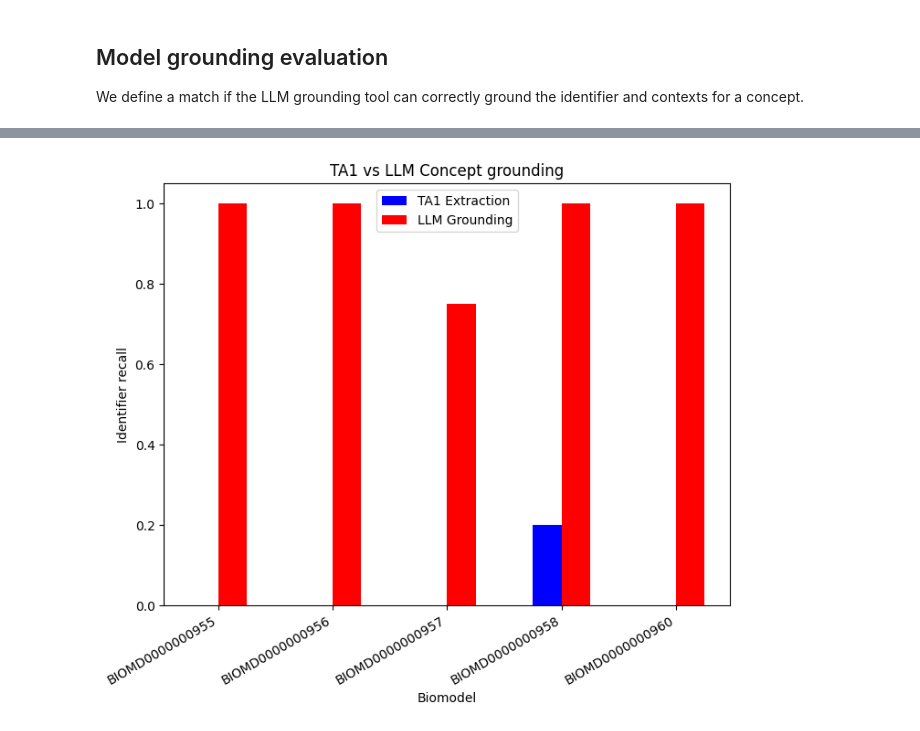
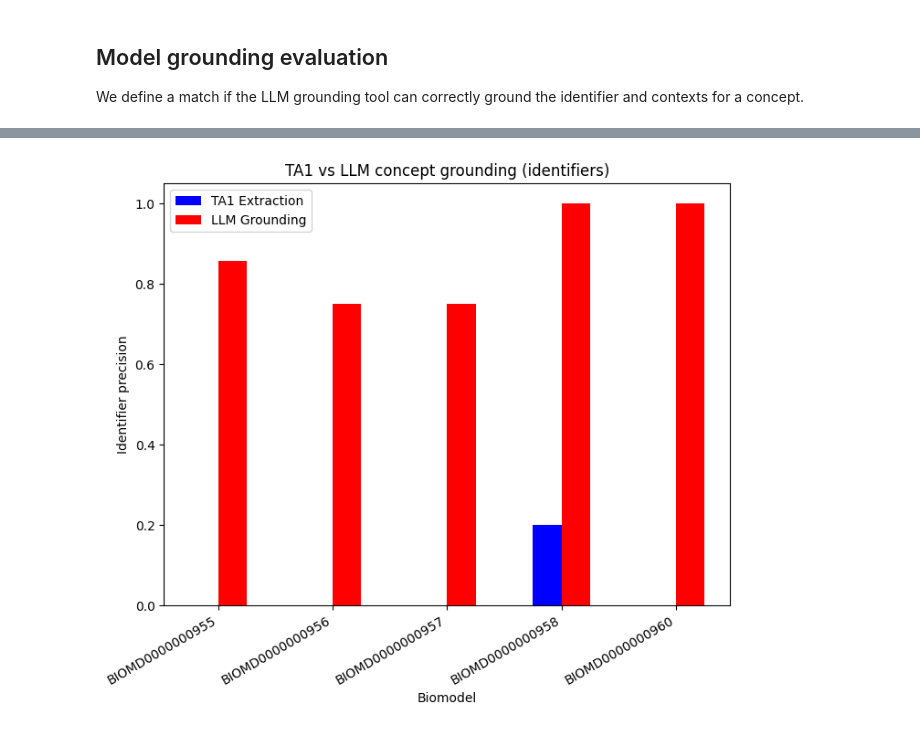
Before and after one commit to gyorilab/mira, a Jupyter notebook: notebooks/llm_grounding_evaluation.ipynb, the cells around one changed output, grey strips where cells are left out. Cells and saved outputs as stored; diff of their text form; code cells hidden in the pictures.

```diff
--- a/notebooks/llm_grounding_evaluation.ipynb
+++ b/notebooks/llm_grounding_evaluation.ipynb
@@ -293,7 +245,7 @@ external_ground_truth_df = pd.DataFrame(external_ground_truth_data)
 # %%
 # store external model ground truths
 
-row_index, entry in external_ground_truth_df.iterrows():
+for row_index, entry in external_ground_truth_df.iterrows():
     model_id = entry["model"]
     if model_id not in external_models:
         continue
@@ -643,9 +596,7 @@ We define a match if the LLM grounding tool can correctly ground the identifier
 # Comparing identifiers and context using our LLM grounding tool
 
 llm_identifier_rows = []
-missed_identifiers = defaultdict(set)
-
-llm_identifier_recalls = []
+llm_identifier_precision = []
 
 for model_id in model_ids:
     if model_id not in tms:
@@ -671,9 +622,9 @@ for model_id in model_ids:
         else:
             identifier_matches += tm_identifier_map[identifier]
 
-    identifier_recall = identifier_matches / len(ground_truth_identifier_list)
+    identifier_precision = identifier_matches / n_compartments
     if model_id in biomodels:
-        llm_identifier_recalls.append(identifier_recall)
+        llm_identifier_precision.append(identifier_precision)
 
     ground_truth_context_list = list(tup[1] for tup in ground_truth_curies)
     tm_context_list = list(tup[1] for tup in tm_curies)
@@ -686,26 +637,26 @@ for model_id in model_ids:
         if context not in tm_context_map:
             continue
         else:
-            context_matches + +tm_context_map[context]
-    context_recall = context_matches / len(ground_truth_context_list)
+            context_matches += tm_context_map[context]
+    context_precision = context_matches / n_compartments
 
     llm_identifier_rows.append(
         (
             model_id,
             n_compartments,
-            identifier_recall,
-            context_recall,
+            identifier_precision,
+            context_precision,
         )
     )
 
-
+print("The way to interpret the precision is the percent")
 pd.DataFrame(
     llm_identifier_rows,
     columns=[
         "model",
         "model_compartments",
-        "identifier recall",
-        "context recall",
+        "identifier precision",
+        "context precision",
     ],
 )
 # %% [output]
@@ -863,51 +793,39 @@ pd.DataFrame(table_rows, columns=columns)
 # %%
 import numpy as np
 import matplotlib.pyplot as plt
-
-
-categories = [
-    "BIOMD0000000955",
-    "BIOMD0000000956",
-    "BIOMD0000000957",
-    "BIOMD0000000958",
-    "BIOMD0000000960",
-]
-accuracy_1 = ta1_identifier_recalls
-accuracy_2 = llm_identifier_recalls
 
 bar_width = 0.25
 x = np.arange(len(categories))
 
 fig, ax = plt.subplots(figsize=(8, 6))
 
 ax.bar(
     x - bar_width / 2,
-    accuracy_1,
+    ta1_identifier_precision,
     width=bar_width,
     label="TA1 Extraction",
     color="blue",
     align="center",
 )
 
 
 ax.bar(
     x + bar_width / 2,
-    accuracy_2,
+    llm_identifier_precision,
     width=bar_width,
     label="LLM Grounding",
     color="red",
     align="center",
 )
 
-# Add labels
 ax.set_xlabel("Biomodel")
-ax.set_ylabel("Identifier recall")
-ax.set_title("TA1 vs LLM Concept grounding")
+ax.set_ylabel("Identifier precision")
+ax.set_title("TA1 vs LLM concept grounding (identifiers)")
 ax.set_xticks(x)
 ax.set_xticklabels(categories)
 ax.set_xticklabels(categories, rotation=30, ha="right")
 ax.legend()
 
 plt.show()
 # %% [output]
-[figure, old version]
+[figure, new version]
```
Also changed, not shown: parts of 14 cells of this notebook.
